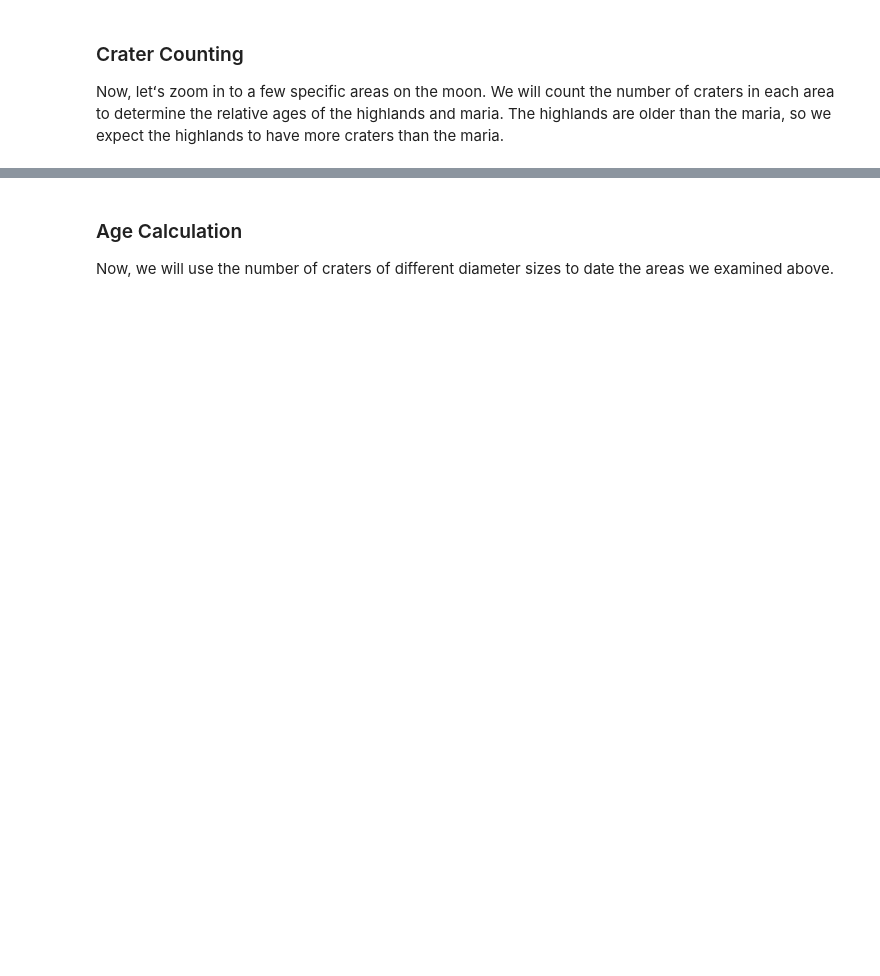
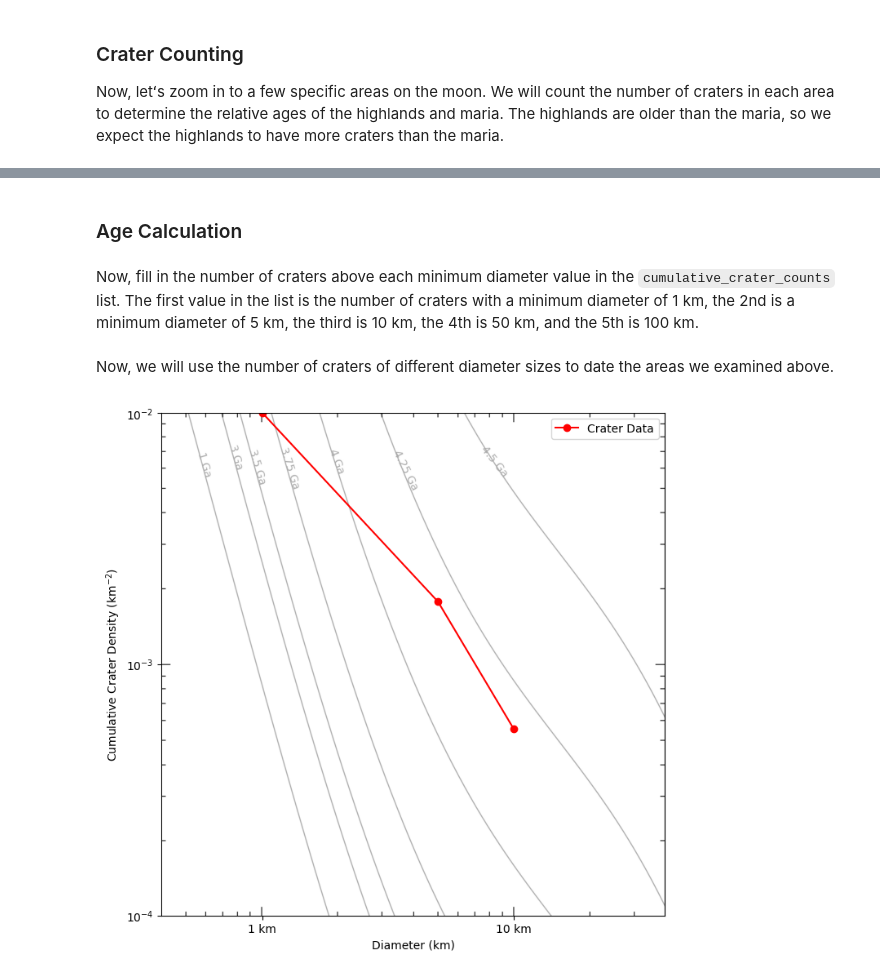
Before and after one commit to linneawolniewicz/gwish-outreach, a Jupyter notebook: lunar_workshop.ipynb, the cells around one changed output, grey strips where cells are left out. Cells and saved outputs as stored; diff of their text form; code cells hidden in the pictures; blank space fills up the shorter version.

Commit message:
Add age_lines to lunar_workshop

````diff
--- a/lunar_workshop.ipynb
+++ b/lunar_workshop.ipynb
@@ -108,3 +172,9 @@ interactive(children=(SelectionSlider(continuous_update=False, description='Mini
+# %% [markdown]
+### Age Calculation
+# %% [markdown]
+Now, fill in the number of craters above each minimum diameter value in the ```cumulative_crater_counts``` list. The first value in the list is the number of craters with a minimum diameter of 1 km, the 2nd is a minimum diameter of 5 km, the third is 10 km, the 4th is 50 km, and the 5th is 100 km.
+# %%
+diameters = [1, 5, 10, 50, 100]
+cumulative_crater_counts = [2059, 109, 34, 0, 0] # Replace x with the number of craters for each diameter size!
 # %% [markdown]
-### Age Calculation
 Now, we will use the number of craters of different diameter sizes to date the areas we examined above.
@@ -113,0 +181,44 @@ Now, we will use the number of craters of different diameter sizes to date the a
+# %%
+# Normalize cumulative crater counts by the reference area
+reference_area = 61_500 # km^2
+cumulative_count_normalized = np.array(cumulative_crater_counts) / reference_area
+mask = np.array(cumulative_count_normalized) > 0
+diameters = np.array(diameters)[mask]
+cumulative_count_normalized = np.array(cumulative_count_normalized)[mask]
+
+# Load image
+image_path = "./lunar_data/age_lines.png"
+img = np.asarray(Image.open(image_path))
+
+# Convert pixel positions to log-scale data values
+img_height, img_width = img.shape[:2]
+x_min, x_max = 10**-0.4, 10**1.6
+y_min, y_max = 1e-4, 1e-2
+x_ticks = [1, 10]  # Only 1 km and 10 km
+y_ticks = [1e-4, 1e-3, 1e-2]  # Only 10^-4, 10^-3, 10^-2
+x_pixel_positions = np.interp(np.log10(x_ticks), [np.log10(x_min), np.log10(x_max)], [0, img_width])
+y_pixel_positions = np.interp(np.log10(y_ticks), [np.log10(y_min), np.log10(y_max)], [img_height, 0])
+
+# Plot the image
+fig, ax = plt.subplots(figsize=(8, 8))
+ax.imshow(img, cmap="gray", origin="upper")
+
+# Plot the crater count data
+log_diameters = np.log10(diameters)
+log_cumulative_counts = np.log10(cumulative_count_normalized)
+diameter_pixel_positions = np.interp(log_diameters, [np.log10(x_min), np.log10(x_max)], [0, img_width])
+density_pixel_positions = np.interp(log_cumulative_counts, [np.log10(y_min), np.log10(y_max)], [img_height, 0])
+ax.plot(diameter_pixel_positions, density_pixel_positions, color='red', marker='o', label="Crater Data")
+
+# Set custom x and y axes
+ax.set_xticks(x_pixel_positions)
+ax.set_xticklabels([f"{xt:.0f} km" for xt in x_ticks])
+ax.set_yticks(y_pixel_positions)
+ax.set_yticklabels([f"$10^{{{int(np.log10(yt))}}}$" for yt in y_ticks])
+ax.set_xlabel("Diameter (km)")
+ax.set_ylabel("Cumulative Crater Density (km$^{-2}$)")
+ax.legend()
+
+plt.show()
+# %% [output]
+[figure, added]
````
Also changed, not shown: parts of 6 cells of this notebook, 1 other file.
